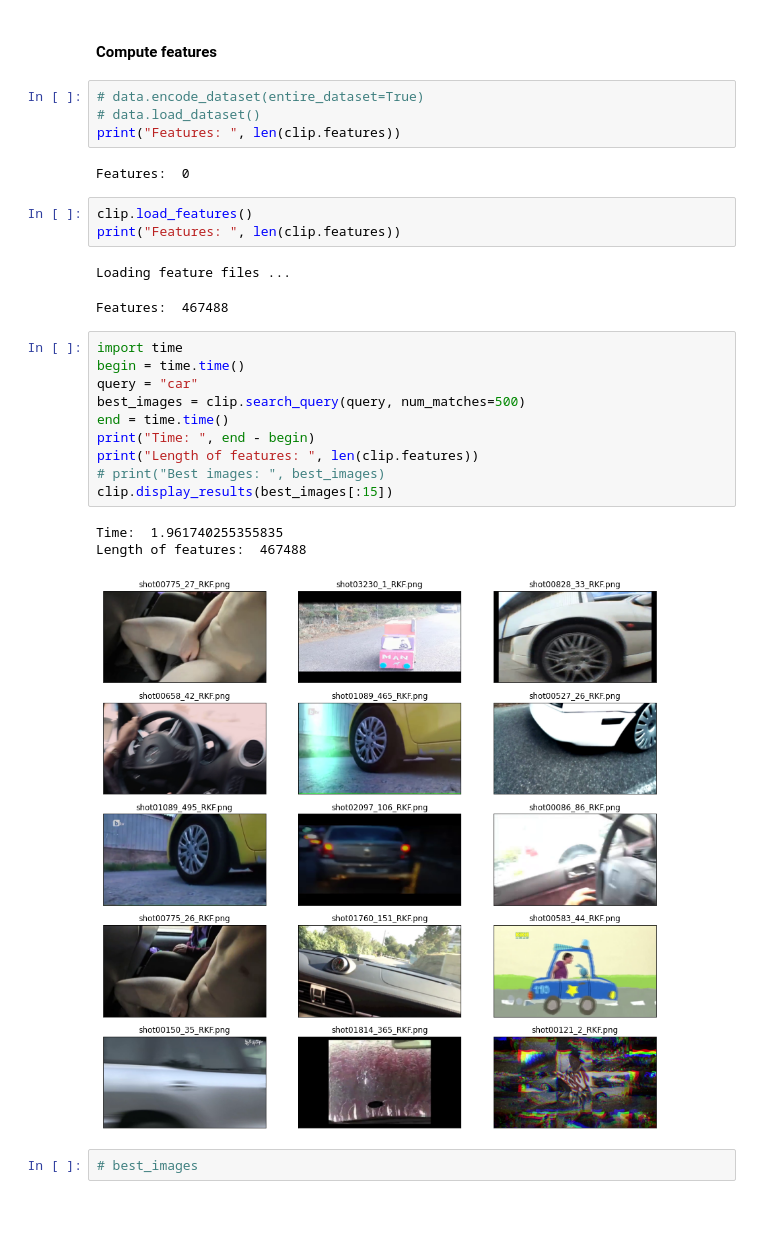
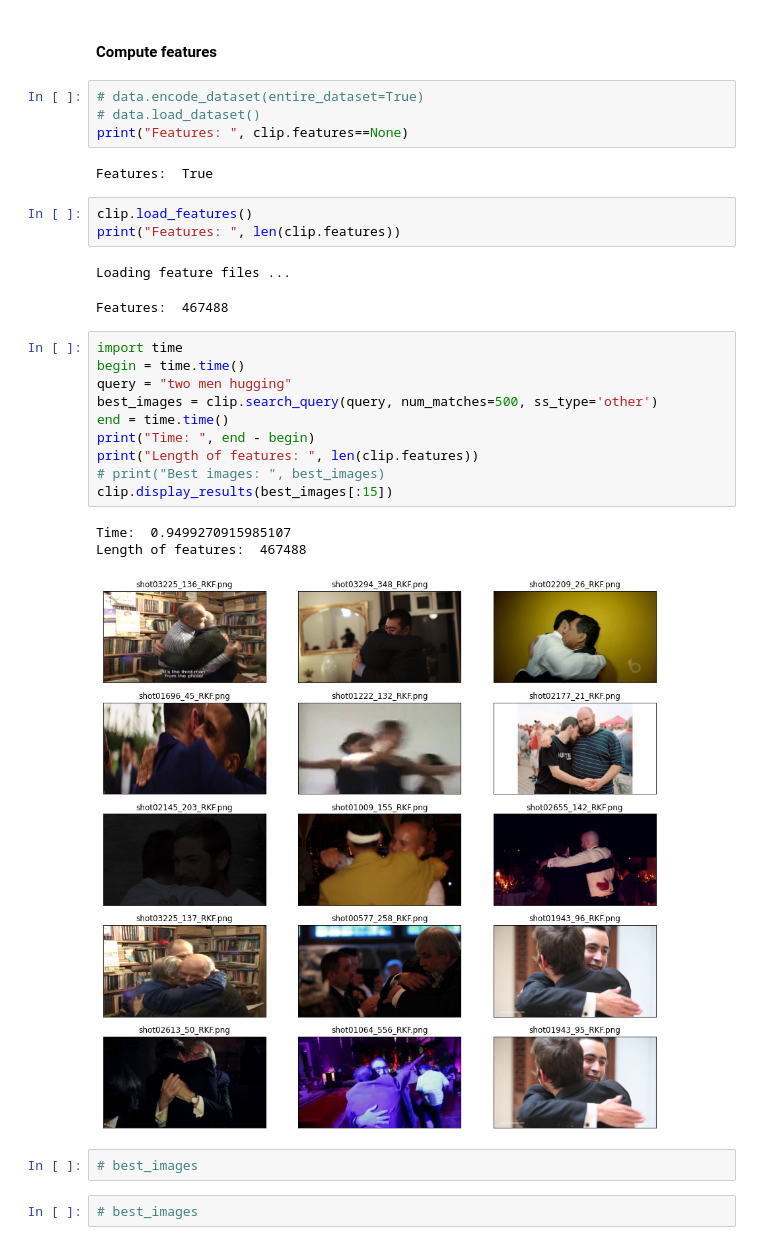
Before and after one commit to thaonhunguyen/VideoFall-VBS2022, a Jupyter notebook: searching/test.ipynb, the cells around one changed output. Cells and saved outputs as stored; diff of their text form; blank space fills up the shorter version.

```diff
--- a/searching/test.ipynb
+++ b/searching/test.ipynb
@@ -199,9 +199,9 @@ plot_figure(temp)
 # %%
 # data.encode_dataset(entire_dataset=True)
 # data.load_dataset()
-print("Features: ", len(clip.features))
+print("Features: ", clip.features==None)
 # %% [output]
-Features:  0
+Features:  True
 # %%
 clip.load_features()
 print("Features: ", len(clip.features))
@@ -211,17 +211,19 @@ Features:  467488
 # %%
 import time
 begin = time.time()
-query = "car"
-best_images = clip.search_query(query, num_matches=500)
+query = "two men hugging"
+best_images = clip.search_query(query, num_matches=500, ss_type='other')
 end = time.time()
 print("Time: ", end - begin)
 print("Length of features: ", len(clip.features))
 # print("Best images: ", best_images)
 clip.display_results(best_images[:15])
 # %% [output]
-Time:  1.961740255355835
+Time:  0.9499270915985107
 Length of features:  467488
-[figure, old version]
+[figure, new version]
+# %%
+# best_images
 # %%
 # best_images
 # %%
```
Also changed, not shown: 1 other file.
